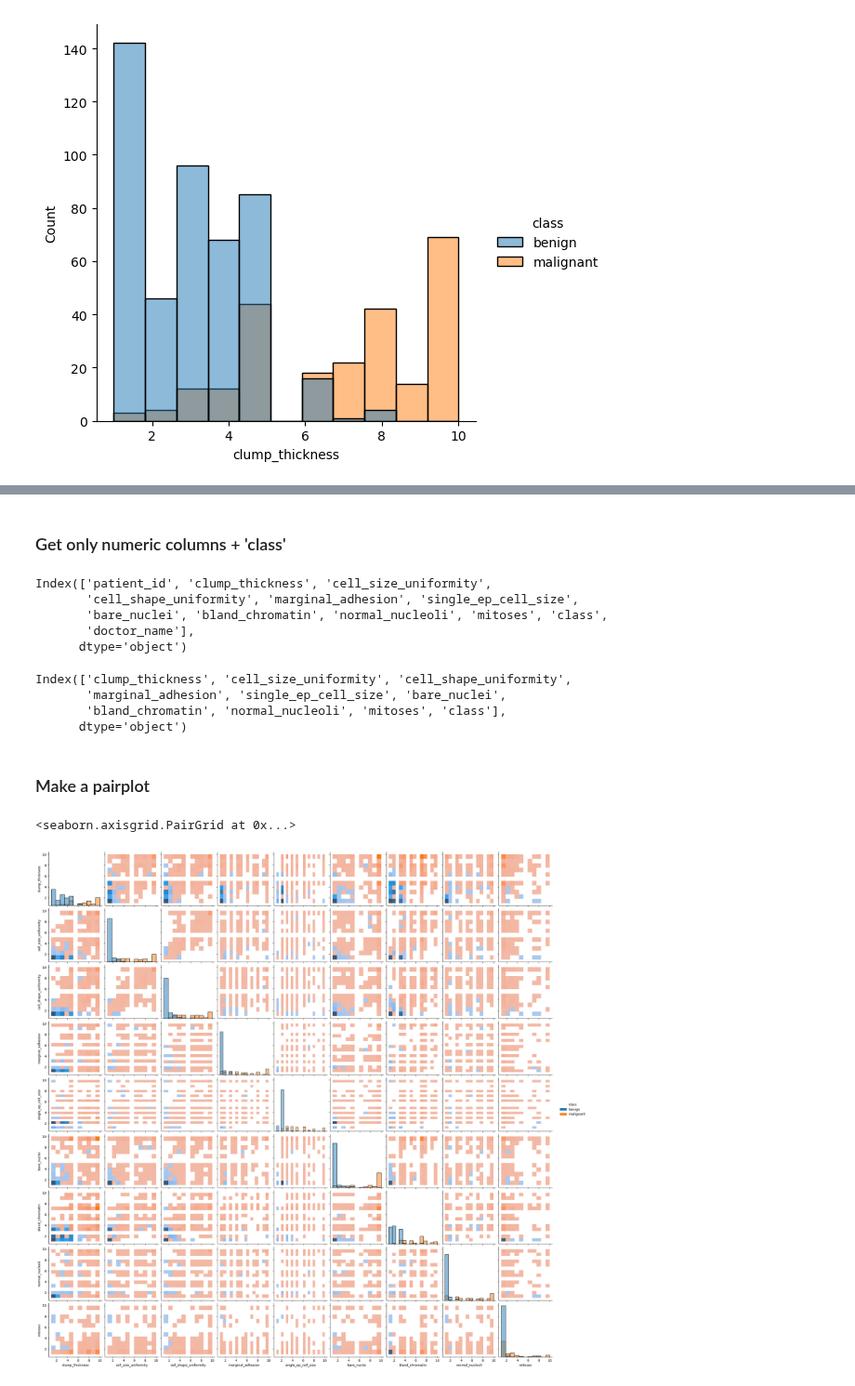
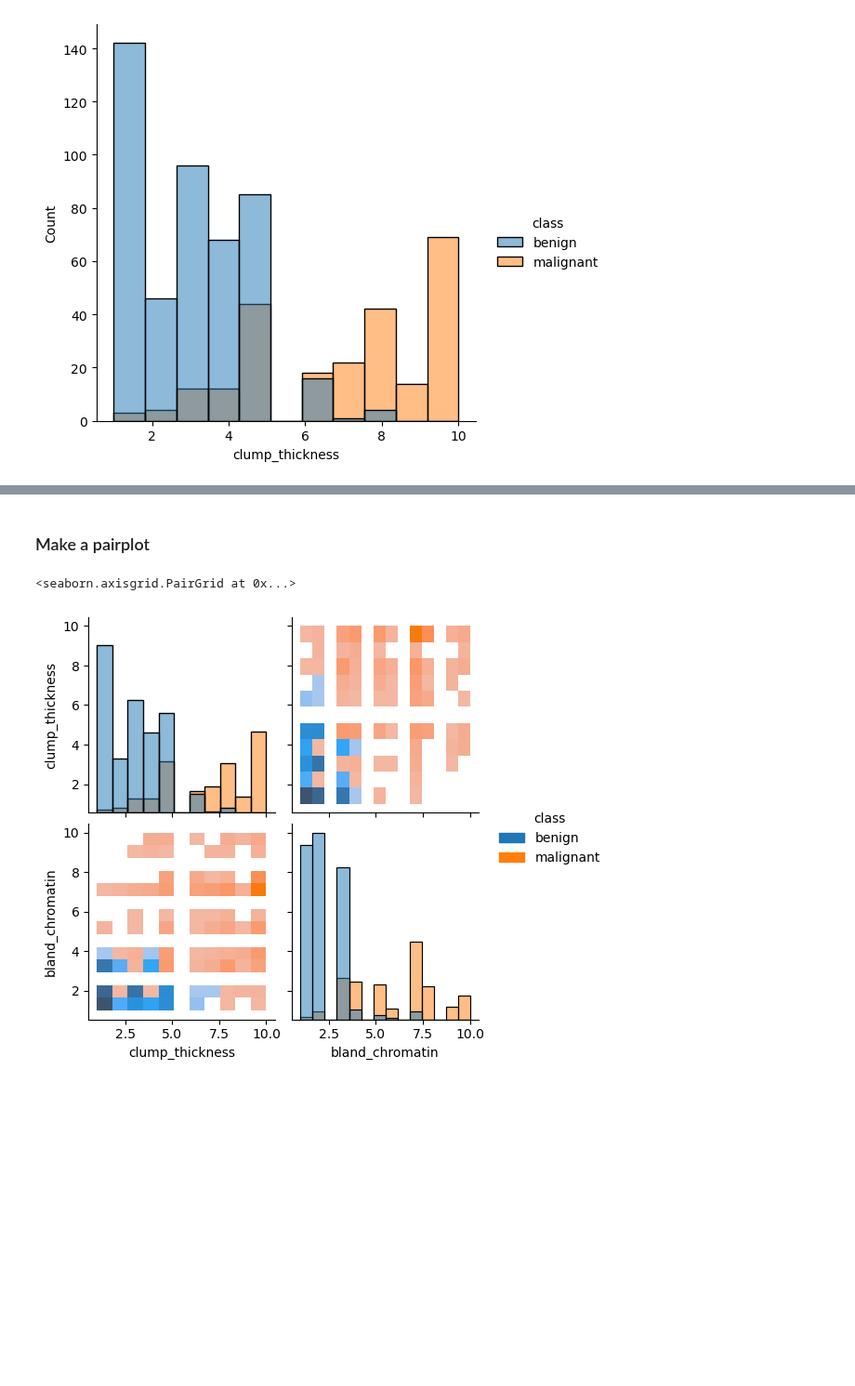
Before and after one commit to psychdatascience/FDS-CourseTwo, a Jupyter notebook: tu14_DataWranglingII.ipynb, the cells around one changed output, grey strips where cells are left out. Shown at 93% size. Drawn from its saved outputs; the diff is of its cells as text; code cells hidden in the pictures; blank space fills up the shorter version.

```diff
--- a/tu14_DataWranglingII.ipynb
+++ b/tu14_DataWranglingII.ipynb
@@ -371,2 +442,0 @@ sns.jointplot(data=bcd,
-# %% [markdown]
-### Get only numeric columns + 'class'
@@ -375,17 +443,2 @@ my_col_names = bcd.columns
-# %%
-my_col_names
-# %% [output]
-Index(['patient_id', 'clump_thickness', 'cell_size_uniformity',
-       'cell_shape_uniformity', 'marginal_adhesion', 'single_ep_cell_size',
-       'bare_nuclei', 'bland_chromatin', 'normal_nucleoli', 'mitoses', 'class',
-       'doctor_name'],
-      dtype='object')
-# %%
-my_col_names[1:-1]
-# %% [output]
-Index(['clump_thickness', 'cell_size_uniformity', 'cell_shape_uniformity',
-       'marginal_adhesion', 'single_ep_cell_size', 'bare_nuclei',
-       'bland_chromatin', 'normal_nucleoli', 'mitoses', 'class'],
-      dtype='object')
 # %% [markdown]
 ### Make a pairplot
@@ -392,5 +447,5 @@ Index(['clump_thickness', 'cell_size_uniformity', 'cell_shape_uniformity',
 # %%
-sns.pairplot(bcd[my_col_names], kind = 'hist', hue = 'class')
+sns.pairplot(bcd2, kind = 'hist', hue = 'class')
 # %% [output]
 <seaborn.axisgrid.PairGrid at 0x...>
-[figure, old version]
+[figure, new version]
```
Also changed, not shown: parts of 64 cells of this notebook.
